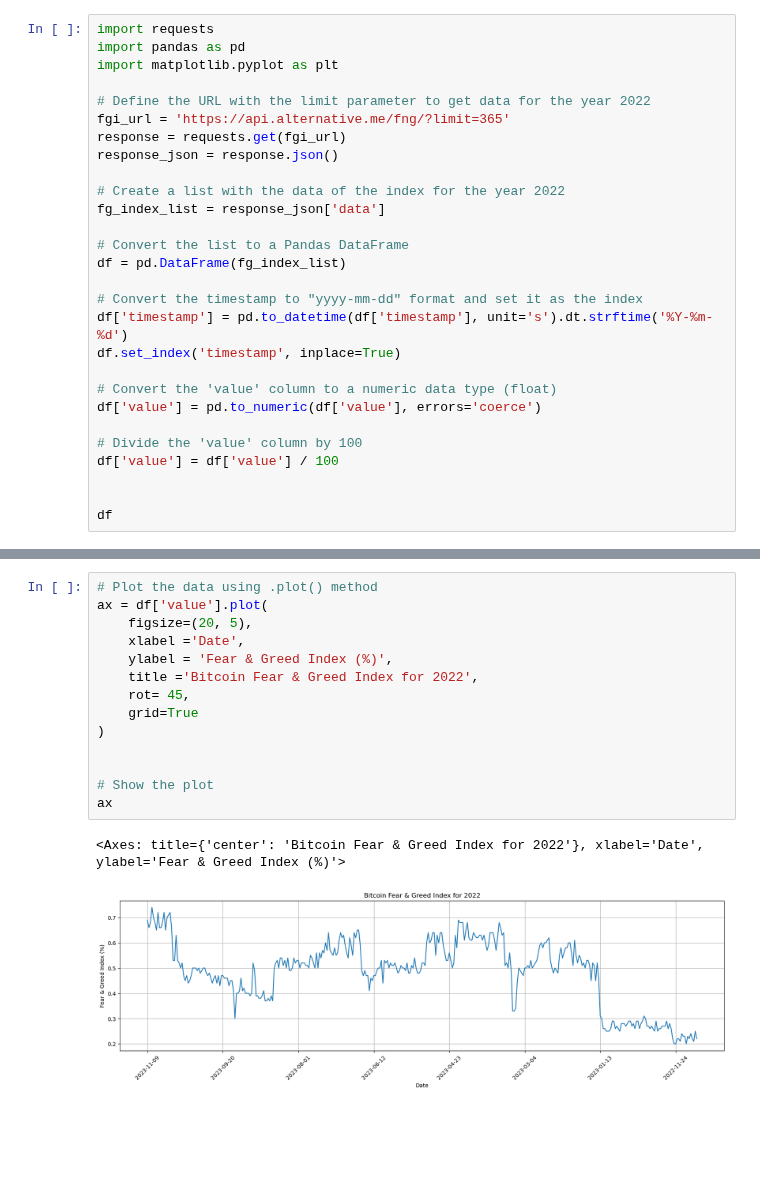
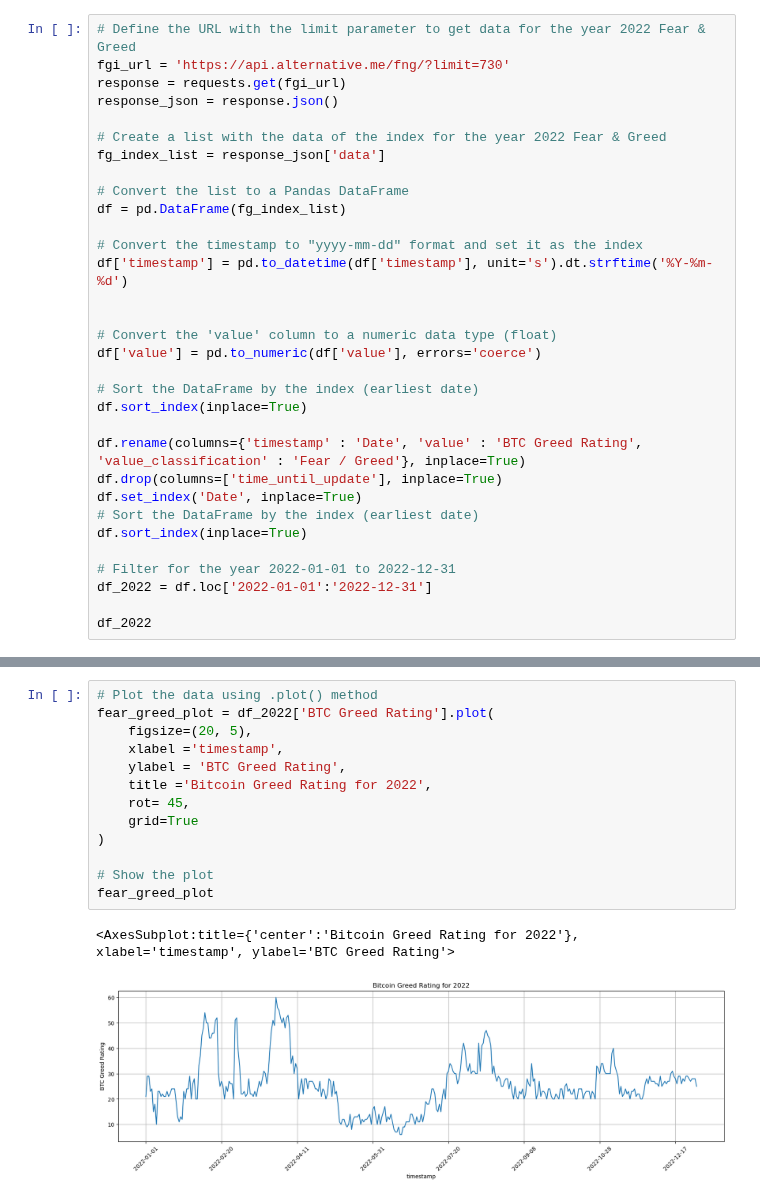
Before and after one commit to MontgomeryG/Group3Project1, a Jupyter notebook: fear_greed.ipynb, the cells around one changed output, grey strips where cells are left out. Saved outputs shown, nothing was run; the diff lists cells and outputs as text; blank space fills up the shorter version.

Commit message:
Uploading Fear and Greed visualizations

```diff
--- a/fear_greed.ipynb
+++ b/fear_greed.ipynb
@@ -1,14 +12,10 @@
 # %%
-import requests
-import pandas as pd
-import matplotlib.pyplot as plt
-
-# Define the URL with the limit parameter to get data for the year 2022
-fgi_url = 'https://api.alternative.me/fng/?limit=365'
+# Define the URL with the limit parameter to get data for the year 2022 Fear & Greed
+fgi_url = 'https://api.alternative.me/fng/?limit=730'
 response = requests.get(fgi_url)
 response_json = response.json()
 
-# Create a list with the data of the index for the year 2022
+# Create a list with the data of the index for the year 2022 Fear & Greed
 fg_index_list = response_json['data']
 
 # Convert the list to a Pandas DataFrame
@@ -16,14 +23,22 @@ df = pd.DataFrame(fg_index_list)
 
 # Convert the timestamp to "yyyy-mm-dd" format and set it as the index
 df['timestamp'] = pd.to_datetime(df['timestamp'], unit='s').dt.strftime('%Y-%m-%d')
-df.set_index('timestamp', inplace=True)
+
 
 # Convert the 'value' column to a numeric data type (float)
 df['value'] = pd.to_numeric(df['value'], errors='coerce')
 
-# Divide the 'value' column by 100
-df['value'] = df['value'] / 100
+# Sort the DataFrame by the index (earliest date)
+df.sort_index(inplace=True)
 
+df.rename(columns={'timestamp' : 'Date', 'value' : 'BTC Greed Rating', 'value_classification' : 'Fear / Greed'}, inplace=True)
+df.drop(columns=['time_until_update'], inplace=True)
+df.set_index('Date', inplace=True)
+# Sort the DataFrame by the index (earliest date)
+df.sort_index(inplace=True)
 
-df
+# Filter for the year 2022-01-01 to 2022-12-31
+df_2022 = df.loc['2022-01-01':'2022-12-31']
+
+df_2022
 # %% [output]
@@ -44,17 +59,16 @@ df
 # %%
 # Plot the data using .plot() method
-ax = df['value'].plot(
+fear_greed_plot = df_2022['BTC Greed Rating'].plot(
     figsize=(20, 5),
-    xlabel ='Date',
-    ylabel = 'Fear & Greed Index (%)',
-    title ='Bitcoin Fear & Greed Index for 2022',
+    xlabel ='timestamp',
+    ylabel = 'BTC Greed Rating',
+    title ='Bitcoin Greed Rating for 2022',
     rot= 45,
     grid=True
 )
 
-
 # Show the plot
-ax
+fear_greed_plot
 # %% [output]
-<Axes: title={'center': 'Bitcoin Fear & Greed Index for 2022'}, xlabel='Date', ylabel='Fear & Greed Index (%)'>
+<AxesSubplot:title={'center':'Bitcoin Greed Rating for 2022'}, xlabel='timestamp', ylabel='BTC Greed Rating'>
-[figure, old version]
+[figure, new version]
```
Also changed, not shown: parts of 14 cells of this notebook, 3 other files.
